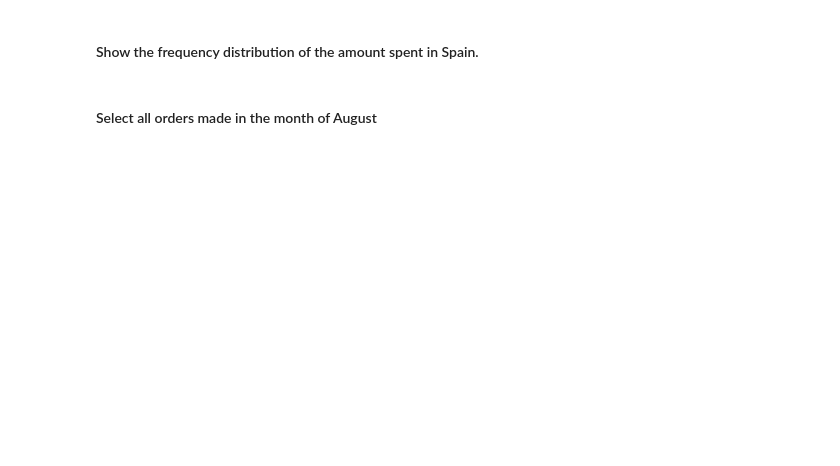
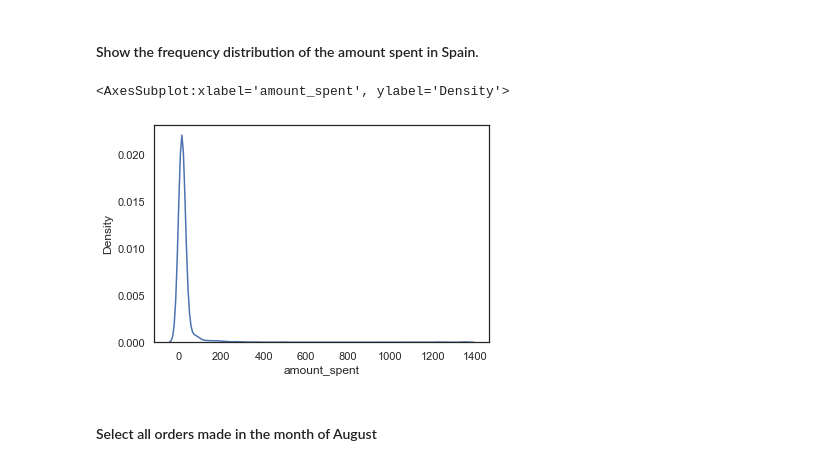
Before and after one commit to Ironhack-Data-Madrid-Marzo-2021/lab-subsetting-and-descriptive-stats, a Jupyter notebook: your-code/main.ipynb, the cells around one changed output. Saved outputs shown, nothing was run; the diff lists cells and outputs as text; code cells hidden in the pictures; blank space fills up the shorter version.

```diff
--- a/your-code/main.ipynb
+++ b/your-code/main.ipynb
@@ -148,3 +356,5 @@ b
 #### Open the Orders.csv dataset. Name your dataset orders
 # %%
 # your answer here
+orders = pd.read_csv("Orders.csv")
+orders.head(2)
@@ -192,0 +475,10 @@ b
+# %%
+# your answer here
+def lunch_bag(string):
+    if string.find("lunch bag") != -1:
+        return True
+    else:
+        return False
+orders["lunch bag"] = orders["Description"].apply(lunch_bag)
+orders_lunch = orders[orders["lunch bag"]]
+orders_lunch.head(2)
@@ -201,3 +503,10 @@ b
+# %%
+# your answer here
+Spain = orders[(orders["Country"] == "Spain")]
+sns.kdeplot(x="amount_spent", data=Spain)
+# %% [output]
+<AxesSubplot:xlabel='amount_spent', ylabel='Density'>
+[figure, added]
 # %% [markdown]
 #### Select all orders made in the month of August
 # %%
```
Also changed, not shown: parts of 63 cells of this notebook.
